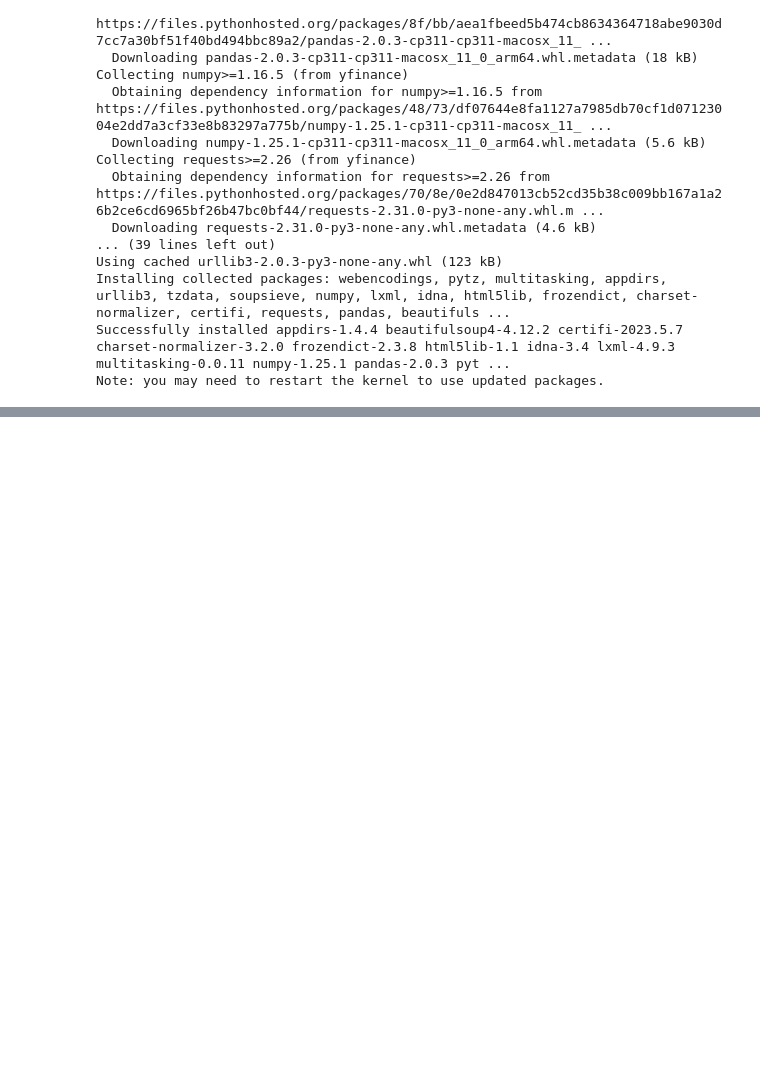
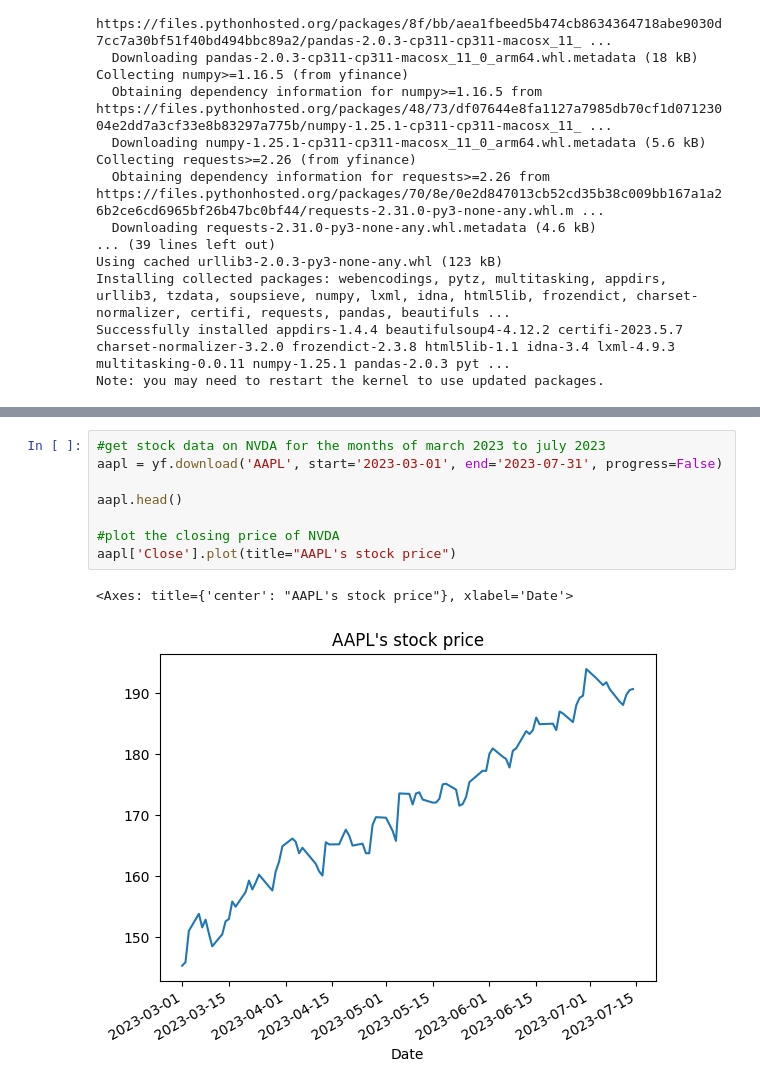
Before and after one commit to Christopher-jason/cjs-dissertation, a Jupyter notebook: Stocks/stocks_screener.ipynb, the cells around one changed output, grey strips where cells are left out. Cells and saved outputs as stored; diff of their text form; blank space fills up the shorter version.

```diff
--- a/Stocks/stocks_screener.ipynb
+++ b/Stocks/stocks_screener.ipynb
@@ -109,0 +331,11 @@ nvda.head()
+# %%
+#get stock data on NVDA for the months of march 2023 to july 2023
+aapl = yf.download('AAPL', start='2023-03-01', end='2023-07-31', progress=False)
+
+aapl.head()
+
+#plot the closing price of NVDA
+aapl['Close'].plot(title="AAPL's stock price")
+# %% [output]
+<Axes: title={'center': "AAPL's stock price"}, xlabel='Date'>
+[figure, added]
```
Also changed, not shown: parts of 14 cells of this notebook, 5 other files.
